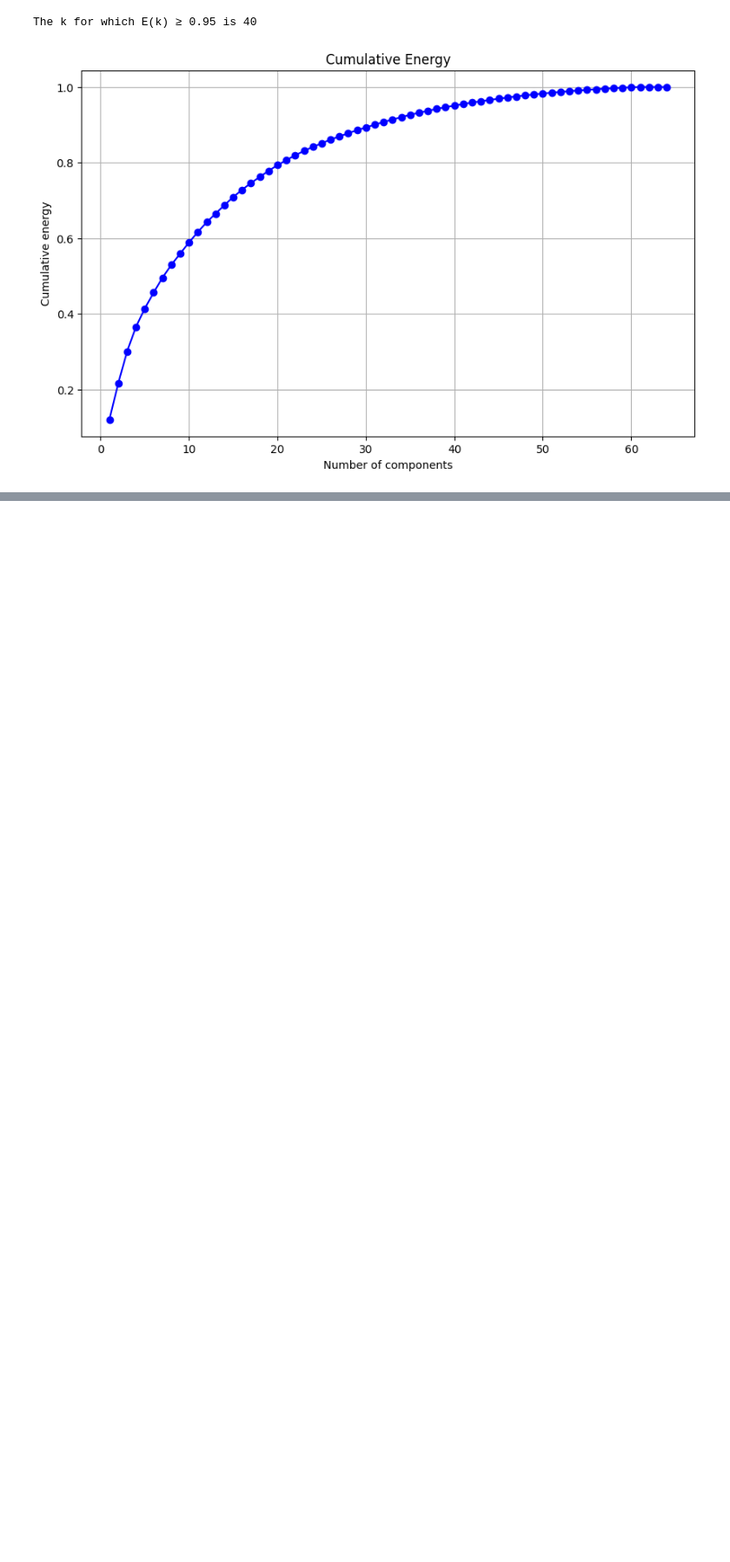
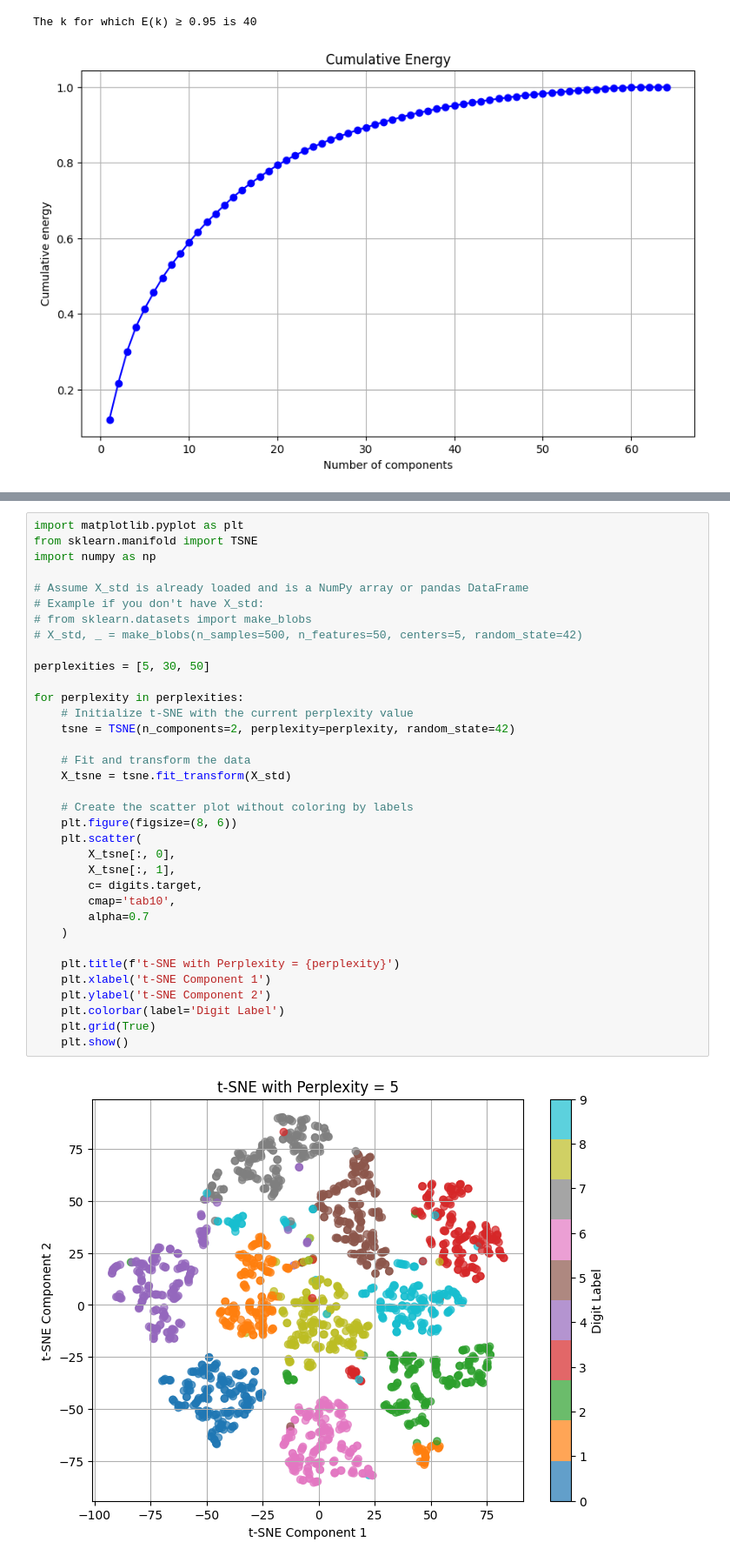
Before and after one commit to mig7avilg-dot/DATA_SCIENCE, a Jupyter notebook: HANDS_ON_GRUPO4.ipynb, the cells around one changed output, grey strips where cells are left out. Shown at 87% size. Drawn from its saved outputs; the diff is of its cells as text; blank space fills up the shorter version.

```diff
--- a/HANDS_ON_GRUPO4.ipynb
+++ b/HANDS_ON_GRUPO4.ipynb
@@ -156,0 +179,37 @@ Eingen_values_PCA:
+# %%
+import matplotlib.pyplot as plt
+from sklearn.manifold import TSNE
+import numpy as np
+
+# Assume X_std is already loaded and is a NumPy array or pandas DataFrame
+# Example if you don't have X_std:
+# from sklearn.datasets import make_blobs
+# X_std, _ = make_blobs(n_samples=500, n_features=50, centers=5, random_state=42)
+
+perplexities = [5, 30, 50]
+
+for perplexity in perplexities:
+    # Initialize t-SNE with the current perplexity value
+    tsne = TSNE(n_components=2, perplexity=perplexity, random_state=42)
+
+    # Fit and transform the data
+    X_tsne = tsne.fit_transform(X_std)
+
+    # Create the scatter plot without coloring by labels
+    plt.figure(figsize=(8, 6))
+    plt.scatter(
+        X_tsne[:, 0],
+        X_tsne[:, 1],
+        c= digits.target,
+        cmap='tab10',
+        alpha=0.7
+    )
+
+    plt.title(f't-SNE with Perplexity = {perplexity}')
+    plt.xlabel('t-SNE Component 1')
+    plt.ylabel('t-SNE Component 2')
+    plt.colorbar(label='Digit Label')
+    plt.grid(True)
+    plt.show()
+# %% [output]
+[figure, added]
```
Also changed, not shown: parts of 4 cells of this notebook.
